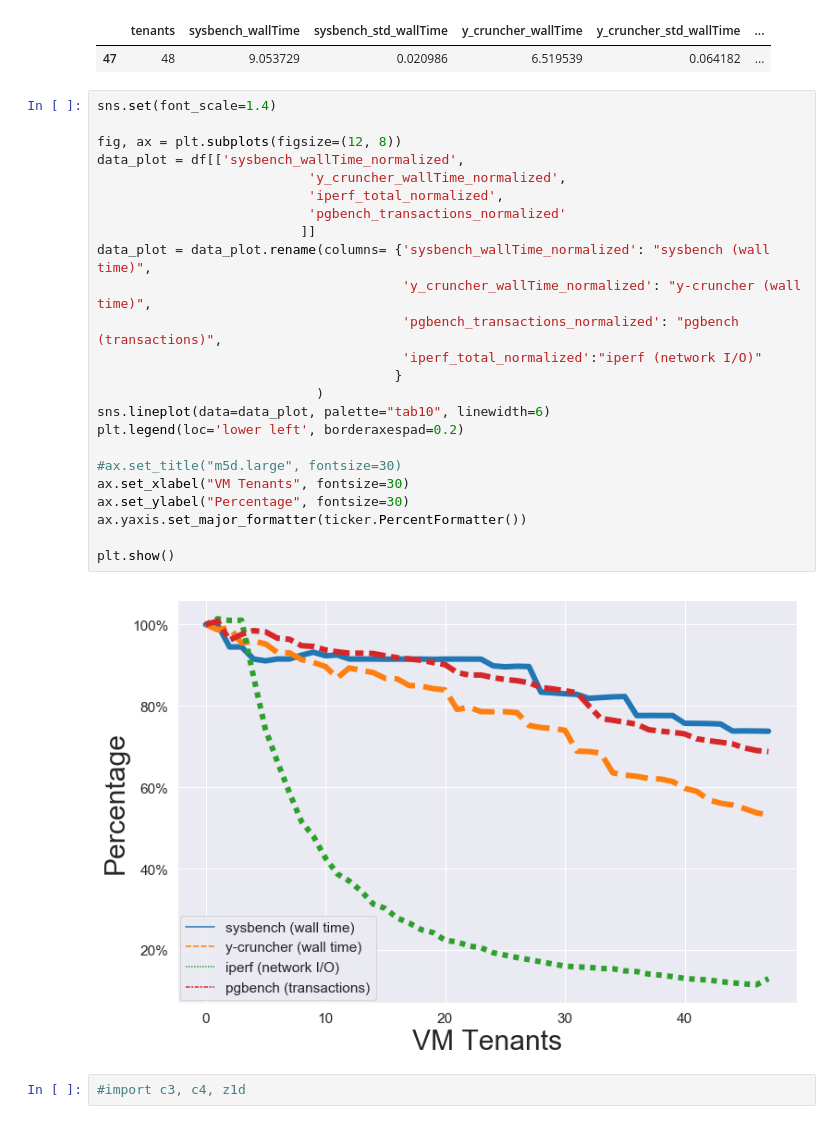
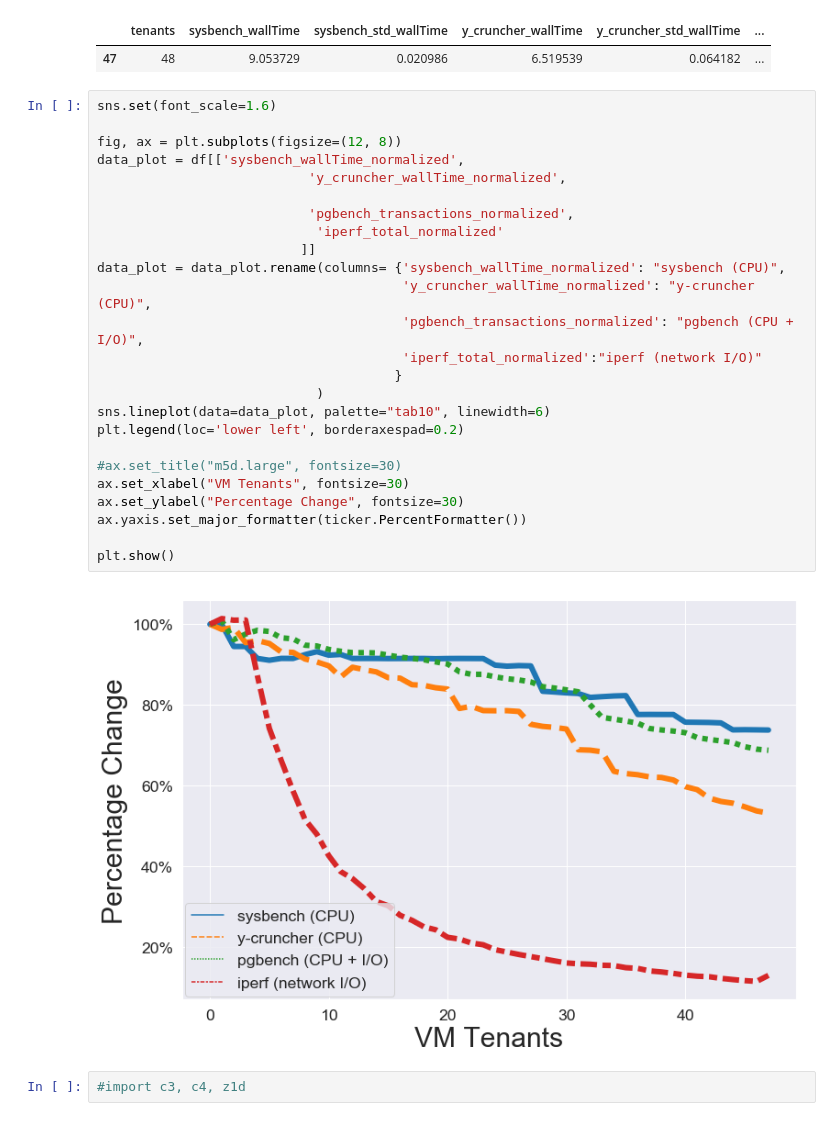
Before and after one commit to delvinuw/IaaSCloudResourceContention, a Jupyter notebook: modeldata/m5d/Visualizations - Create Tenant Number VS. Metric.ipynb, the cells around one changed output. Cells and saved outputs as stored; diff of their text form.

Commit message:
updated open cloud visualizations notebook

```diff
--- a/modeldata/m5d/Visualizations - Create Tenant Number VS. Metric.ipynb
+++ b/modeldata/m5d/Visualizations - Create Tenant Number VS. Metric.ipynb
@@ -127,31 +127,32 @@ df.tail(1)
 |  | tenants | sysbench_wallTime | sysbench_std_wallTime | y_cruncher_wallTime | y_cruncher_std_wallTime | ... |
 | 47 | 48 | 9.053729 | 0.020986 | 6.519539 | 0.064182 | ... |
 # %%
-sns.set(font_scale=1.4)
+sns.set(font_scale=1.6)
 
 fig, ax = plt.subplots(figsize=(12, 8))
 data_plot = df[['sysbench_wallTime_normalized',
                            'y_cruncher_wallTime_normalized',
-                           'iperf_total_normalized',
-                           'pgbench_transactions_normalized'
+
+                           'pgbench_transactions_normalized',
+                            'iperf_total_normalized'
                           ]]
-data_plot = data_plot.rename(columns= {'sysbench_wallTime_normalized': "sysbench (wall time)",
-                                       'y_cruncher_wallTime_normalized': "y-cruncher (wall time)",
-                                       'pgbench_transactions_normalized': "pgbench (transactions)",
+data_plot = data_plot.rename(columns= {'sysbench_wallTime_normalized': "sysbench (CPU)",
+                                       'y_cruncher_wallTime_normalized': "y-cruncher (CPU)",
+                                       'pgbench_transactions_normalized': "pgbench (CPU + I/O)",
                                        'iperf_total_normalized':"iperf (network I/O)"
                                       }
                             )
 sns.lineplot(data=data_plot, palette="tab10", linewidth=6)
 plt.legend(loc='lower left', borderaxespad=0.2)
 
 #ax.set_title("m5d.large", fontsize=30)
 ax.set_xlabel("VM Tenants", fontsize=30)
-ax.set_ylabel("Percentage", fontsize=30)
+ax.set_ylabel("Percentage Change", fontsize=30)
 ax.yaxis.set_major_formatter(ticker.PercentFormatter())
 
 plt.show()
 # %% [output]
-[figure, old version]
+[figure, new version]
 # %%
 #import c3, c4, z1d
 # %%
```
Also changed, not shown: parts of 17 cells of this notebook, 18 other files.
